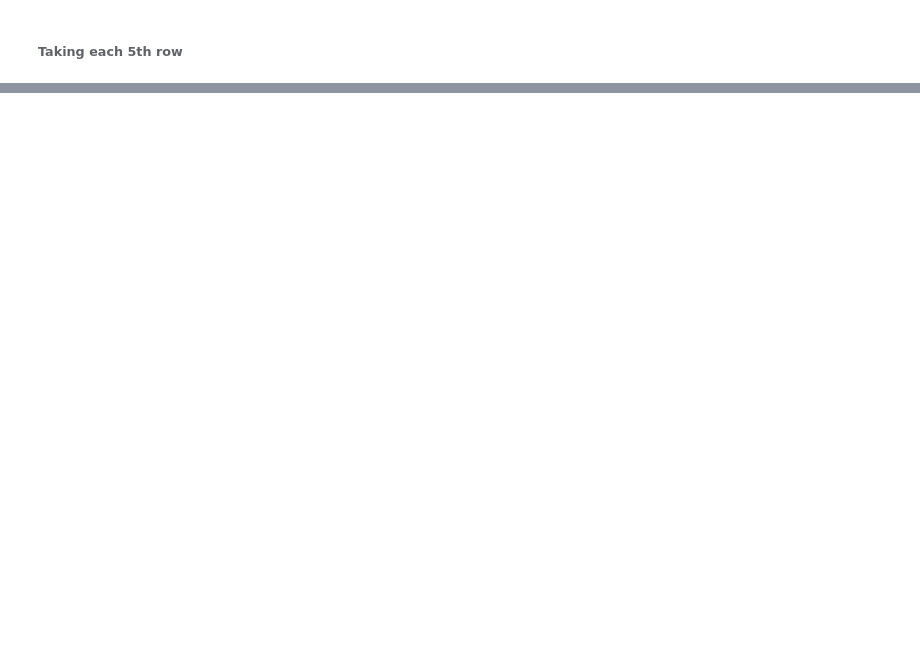
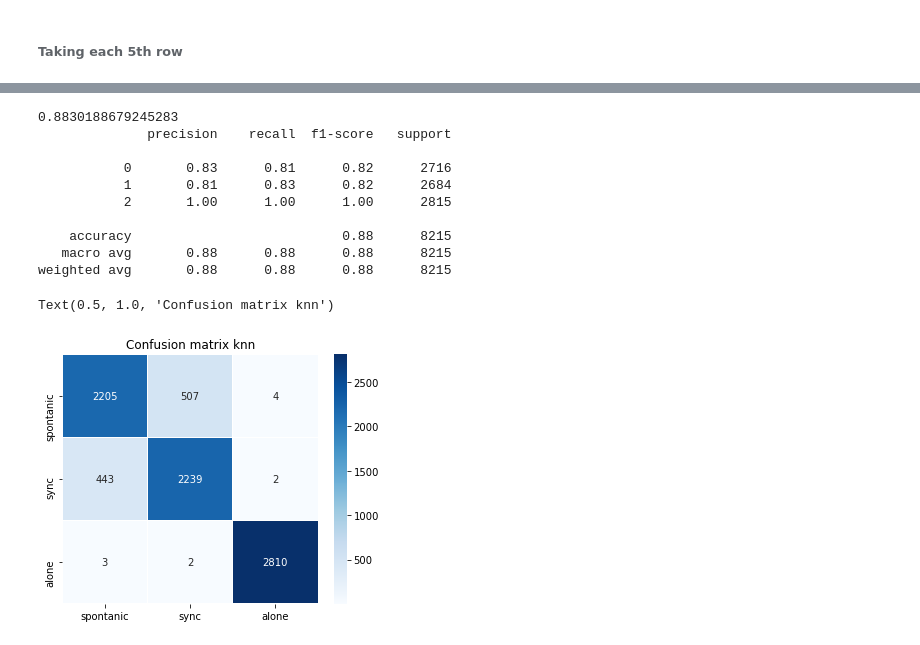
Before and after one commit to itamarKraitman/Data_Visuallization_project, a Jupyter notebook: Hands project notebook.ipynb, the cells around one changed output, grey strips where cells are left out. Cells and saved outputs as stored; diff of their text form; code cells hidden in the pictures; blank space fills up the shorter version.

```diff
--- a/Hands project notebook.ipynb
+++ b/Hands project notebook.ipynb
@@ -532,0 +687,33 @@ full_data = pd.concat([spontan_final,sync_final,alone_final,right_hand])
+# %%
+#knn
+knn_85 = KNeighborsClassifier()
+knn_85.fit(x_train_85,y_train_85)
+knn_85pred= knn_85.predict(x_test_85)
+
+#scores
+f1_knn_85 = f1_score(y_true=y_test_85,y_pred=knn_85pred,average='weighted')
+print(accuracy_score(y_true=y_test_85,y_pred=knn_85pred))
+print(classification_report(y_true= y_test_85, y_pred = knn_85pred))
+
+#confusion matriax
+plt.figure(figsize=(5,4))
+cnf_mat = confusion_matrix(y_true=y_test_85, y_pred=knn_85pred)
+
+axis_labels = ['spontanic', 'sync', 'alone']
+sns.heatmap(pd.DataFrame(cnf_mat), annot=True,cmap="Blues" , fmt='g', xticklabels=axis_labels, yticklabels=axis_labels, linewidths=0.1)
+
+plt.tight_layout()
+plt.title('Confusion matrix knn')
+# %% [output]
+0.8830188679245283
+              precision    recall  f1-score   support
+
+           0       0.83      0.81      0.82      2716
+           1       0.81      0.83      0.82      2684
+           2       1.00      1.00      1.00      2815
+
+    accuracy                           0.88      8215
+   macro avg       0.88      0.88      0.88      8215
+weighted avg       0.88      0.88      0.88      8215
+Text(0.5, 1.0, 'Confusion matrix knn')
+[figure, added]
```
Also changed, not shown: parts of 80 cells of this notebook.
